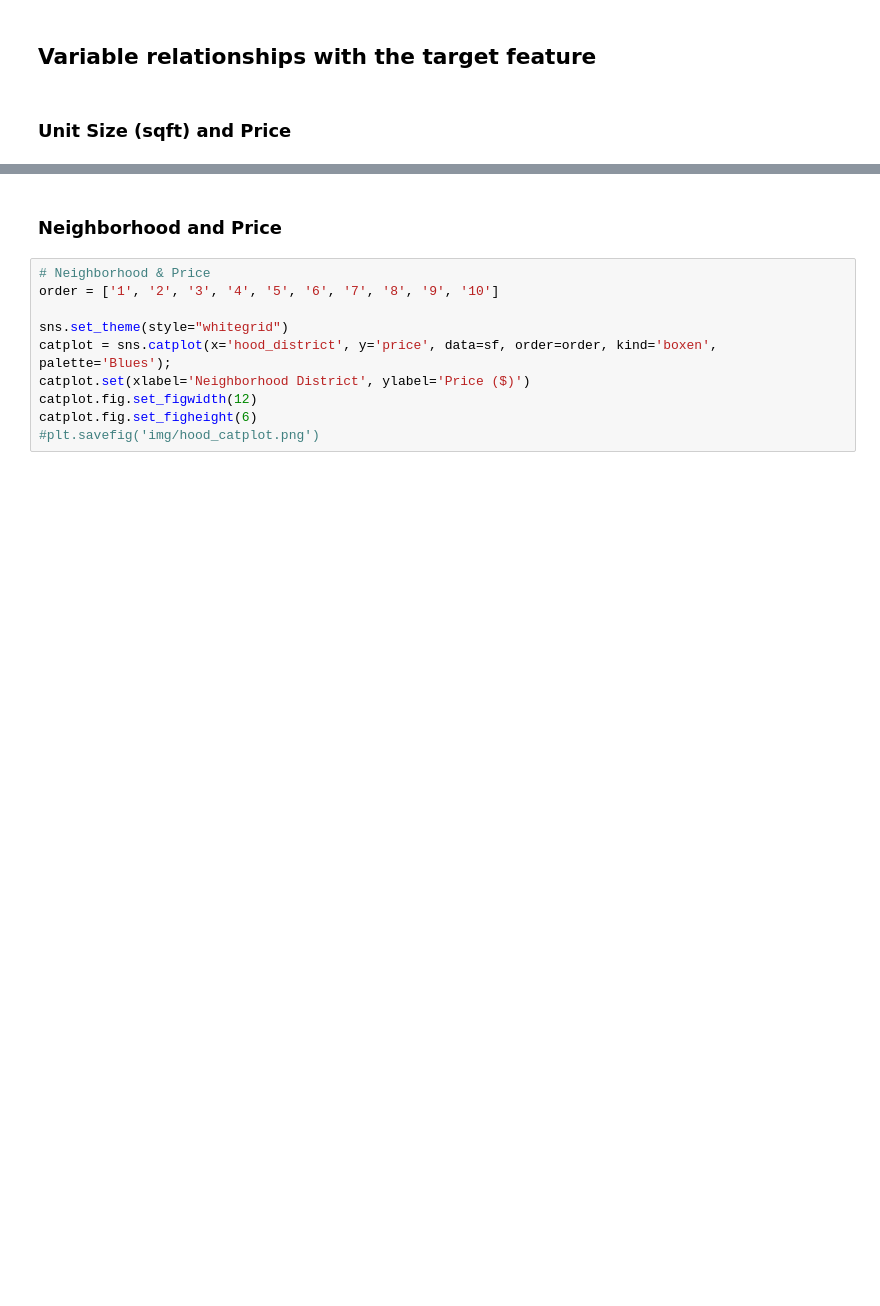
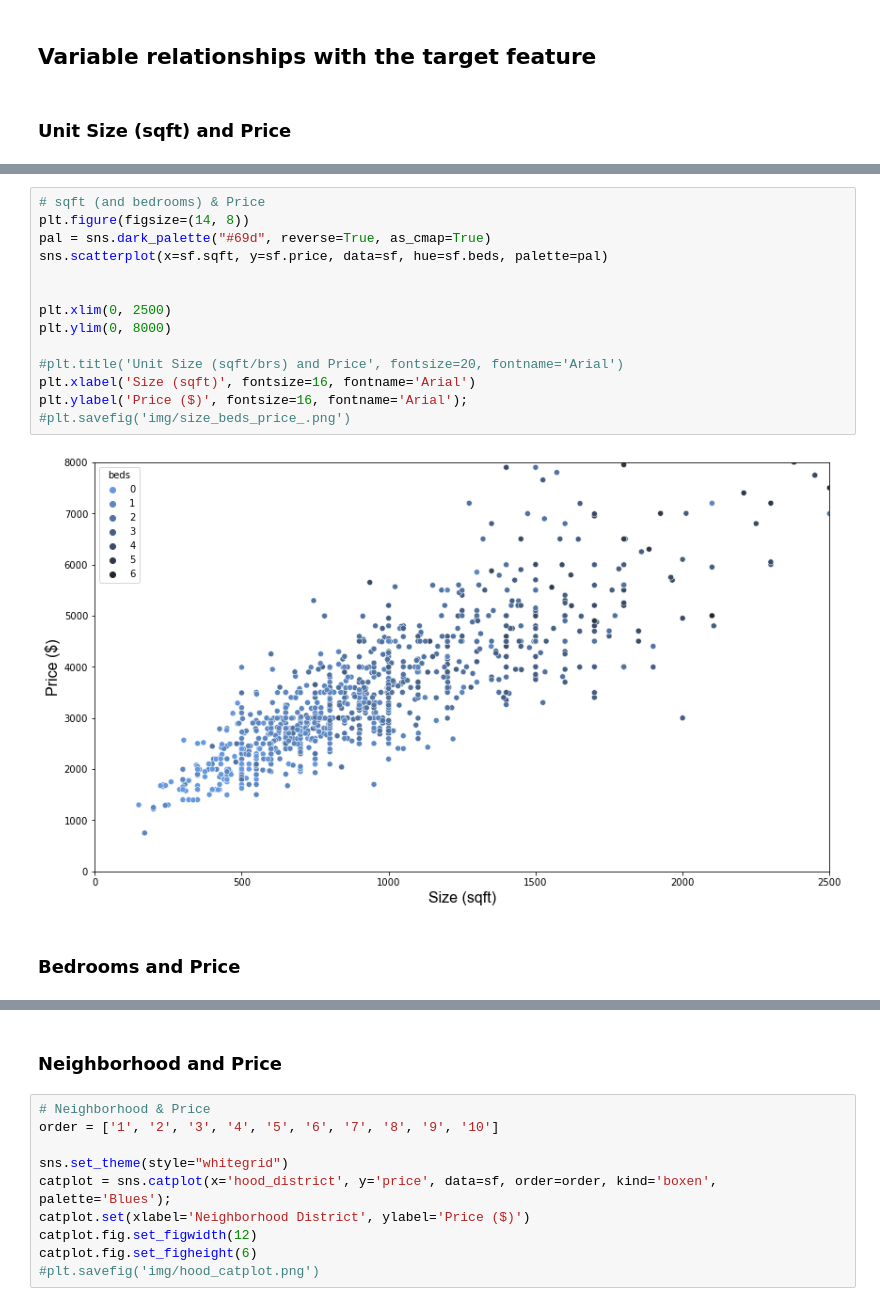
Before and after one commit to alfredjackieots/CL-housing-rent-predictions, a Jupyter notebook: eda_charts.ipynb, the cells around one changed output, grey strips where cells are left out. Saved outputs shown, nothing was run; the diff lists cells and outputs as text; blank space fills up the shorter version.

```diff
--- a/eda_charts.ipynb
+++ b/eda_charts.ipynb
@@ -89,0 +89,18 @@ Text(0, 0.5, 'Price ($)')
+# %%
+# sqft (and bedrooms) & Price
+plt.figure(figsize=(14, 8))
+pal = sns.dark_palette("#69d", reverse=True, as_cmap=True)
+sns.scatterplot(x=sf.sqft, y=sf.price, data=sf, hue=sf.beds, palette=pal)
+
+
+plt.xlim(0, 2500)
+plt.ylim(0, 8000)
+
+#plt.title('Unit Size (sqft/brs) and Price', fontsize=20, fontname='Arial')
+plt.xlabel('Size (sqft)', fontsize=16, fontname='Arial')
+plt.ylabel('Price ($)', fontsize=16, fontname='Arial');
+#plt.savefig('img/size_beds_price_.png')
+# %% [output]
+[figure, added]
+# %% [markdown]
+### Bedrooms and Price
```
Also changed, not shown: parts of 4 cells of this notebook, 2 other files.
